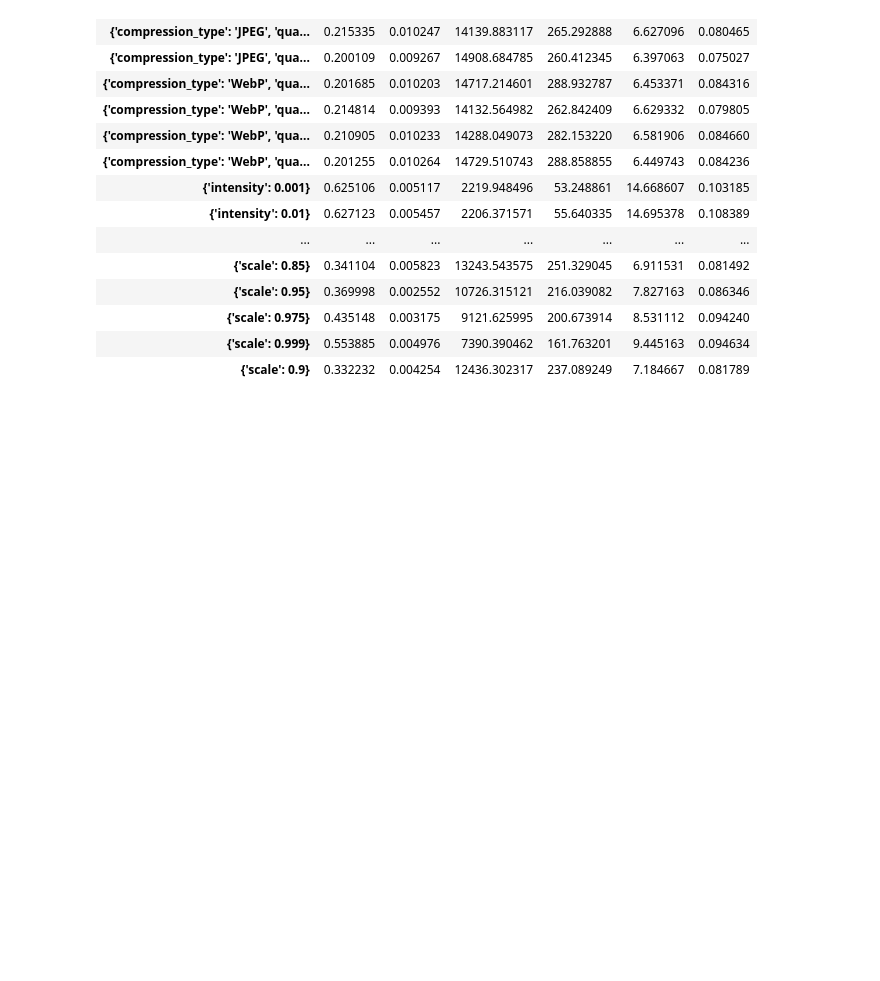
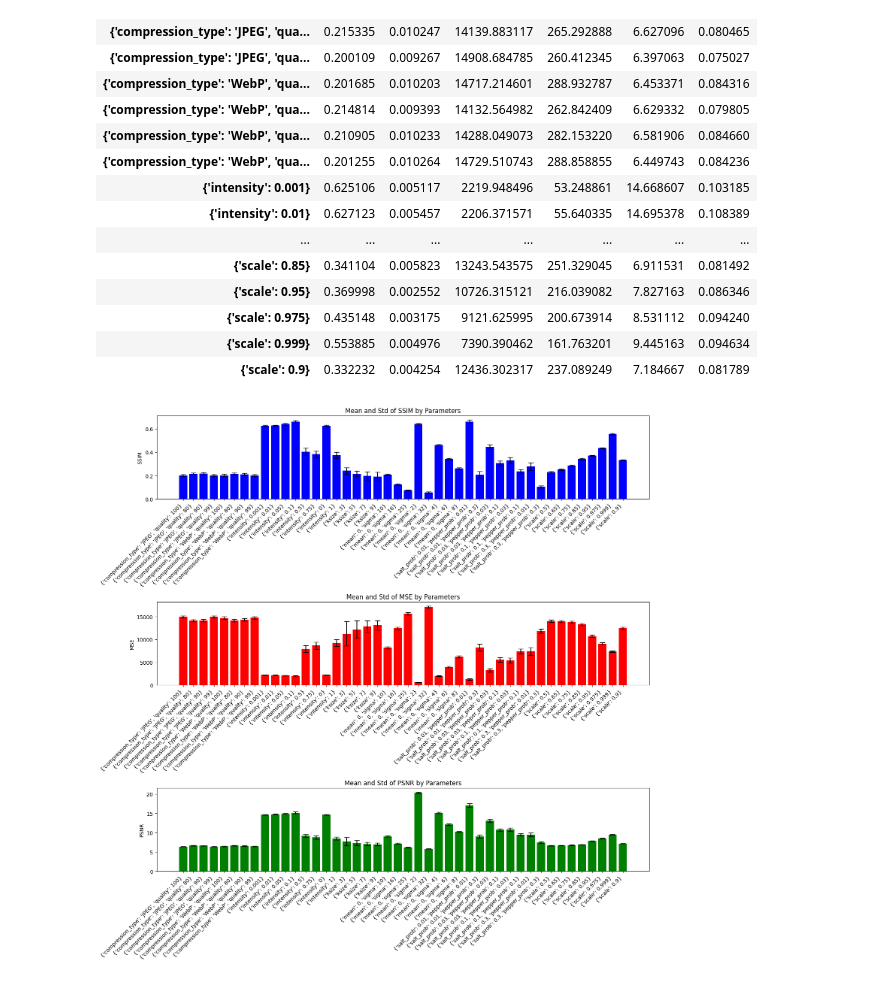
Before and after one commit to jeffersonrodriguezc/stego_degradation_analysis, a Jupyter notebook: notebooks/Metrics.ipynb, the cells around one changed output. Saved outputs shown, nothing was run; the diff lists cells and outputs as text; code cells hidden in the pictures; blank space fills up the shorter version.

```diff
--- a/notebooks/Metrics.ipynb
+++ b/notebooks/Metrics.ipynb
@@ -152,7 +173,8 @@ revealing_baseline[['ssim', 'mse', 'psnr']].agg(['mean', 'std'])
 # %% [markdown]
 ### Recovered secret from the transformed stego image
 # %%
-revealing_transformed.groupby('parameters')[['ssim', 'mse', 'psnr']].agg(['mean', 'std'])
+summary_revealing_transformed = revealing_transformed.groupby('parameters')[['ssim', 'mse', 'psnr']].agg(['mean', 'std'])
+summary_revealing_transformed
 # %% [output]
 |  | ssim |  | mse |  | psnr |  |
 |  | mean | std | mean | std | mean | std |
@@ -173,3 +195,22 @@ revealing_transformed.groupby('parameters')[['ssim', 'mse', 'psnr']].agg(['mean'
 | {'scale': 0.975} | 0.435148 | 0.003175 | 9121.625995 | 200.673914 | 8.531112 | 0.094240 |
 | {'scale': 0.999} | 0.553885 | 0.004976 | 7390.390462 | 161.763201 | 9.445163 | 0.094634 |
 | {'scale': 0.9} | 0.332232 | 0.004254 | 12436.302317 | 237.089249 | 7.184667 | 0.081789 |
+# %%
+fig, axes = plt.subplots(3, 1, figsize=(15, 15))
+metrics = ['ssim', 'mse', 'psnr']
+titles = ['SSIM', 'MSE', 'PSNR']
+colors = ['blue', 'red', 'green']
+
+for i, metric in enumerate(metrics):
+    mean_values = summary_revealing_transformed[(metric, 'mean')]
+    std_values = summary_revealing_transformed[(metric, 'std')]
+
+    axes[i].bar(mean_values.index.astype(str), mean_values, yerr=std_values, capsize=5, color=colors[i])
+    axes[i].set_title(f'Mean and Std of {titles[i]} by Parameters')
+    axes[i].set_ylabel(titles[i])
+    axes[i].set_xticklabels(mean_values.index, rotation=45, ha='right')
+
+plt.tight_layout()
+plt.show()
+# %% [output]
+[figure, added]
```
Also changed, not shown: parts of 1 cell of this notebook.
